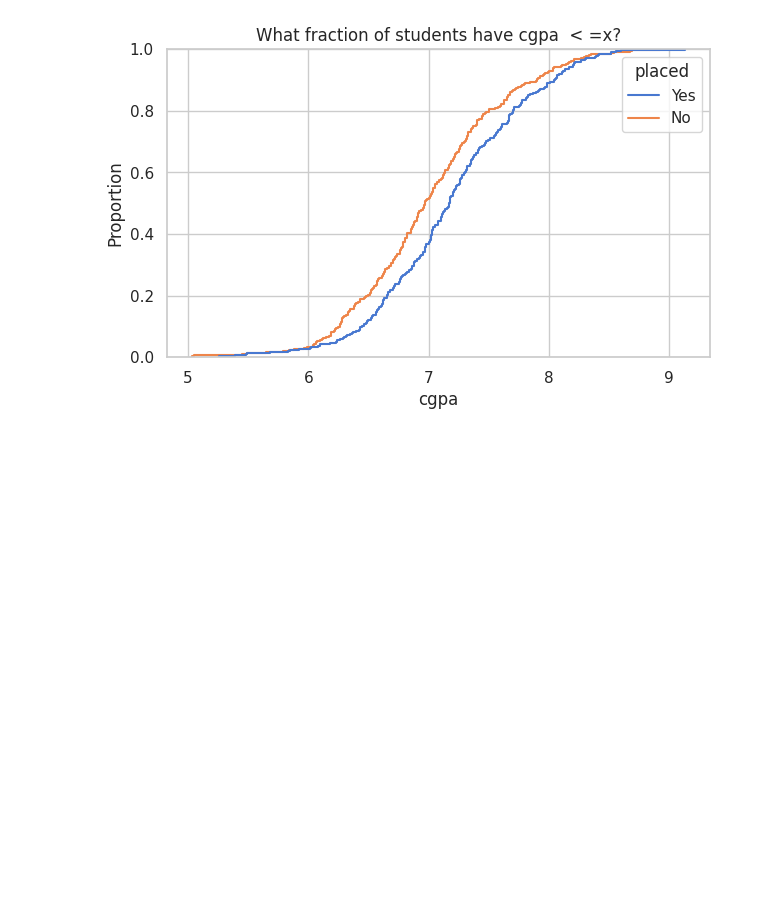
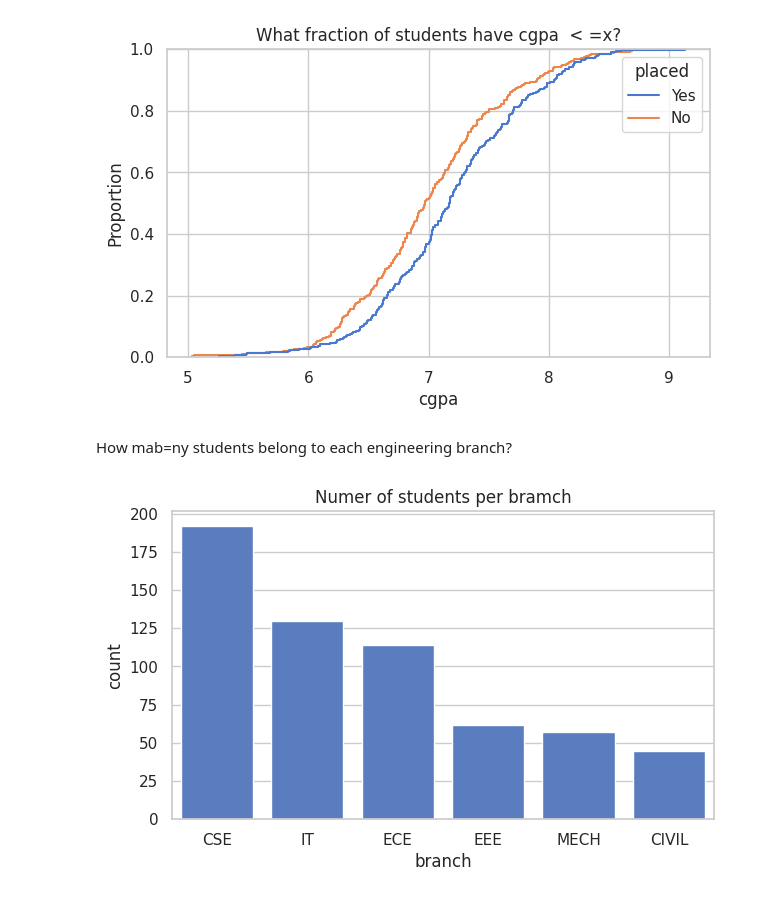
Before and after one commit to Nuthana1234/Calibo_assignment_practice, a Jupyter notebook: Data_Visualization_with__matplotlib_30_9_2026.ipynb, the cells around one changed output. Drawn from its saved outputs; the diff is of its cells as text; code cells hidden in the pictures; blank space fills up the shorter version.

```diff
--- a/Data_Visualization_with__matplotlib_30_9_2026.ipynb
+++ b/Data_Visualization_with__matplotlib_30_9_2026.ipynb
@@ -418,3 +418,12 @@ ax.set_title("What fraction of students have cgpa  < =x?")
 plt.show()
 # %% [output]
 [figure]
+# %% [markdown]
+How mab=ny students belong to each engineering branch?
+# %%
+fig,ax = plt.subplots(figsize = (7,4))
+sns.countplot(data = pf, x = "branch",order= pf["branch"].value_counts().index ,ax =ax)
+ax.set_title("Numer of students per bramch")
+plt.show()
+# %% [output]
+[figure, added]
```
